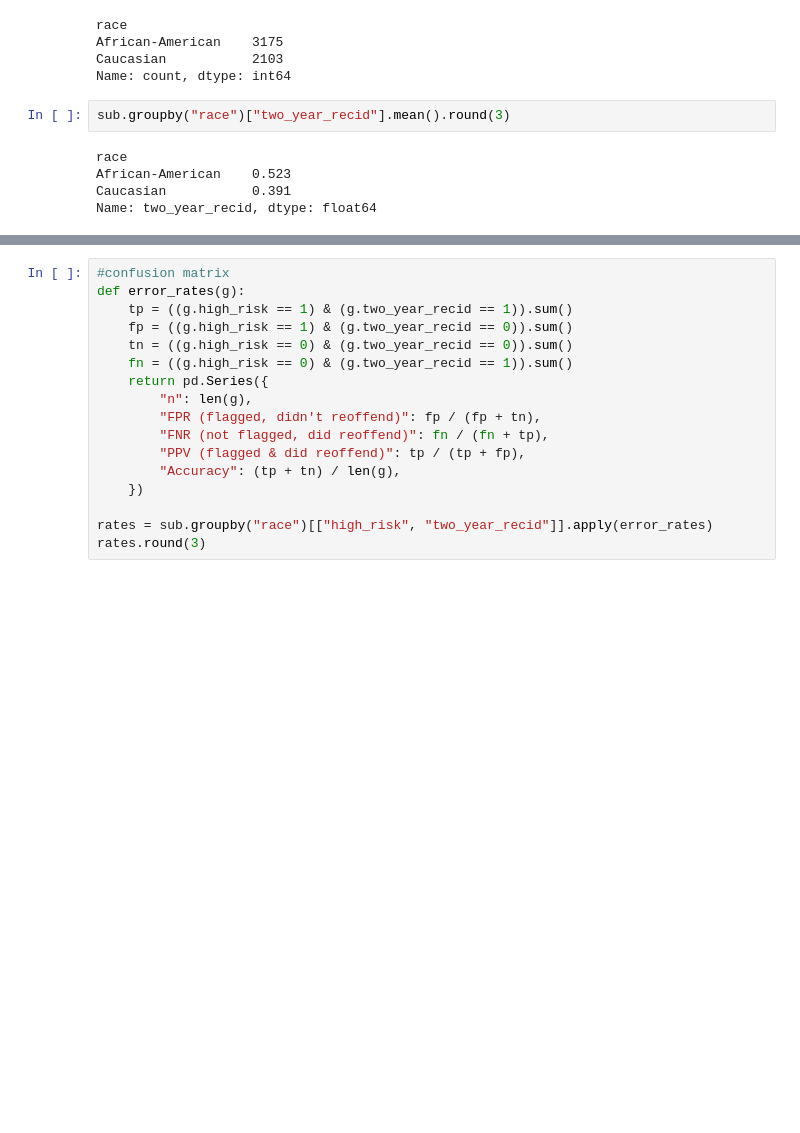
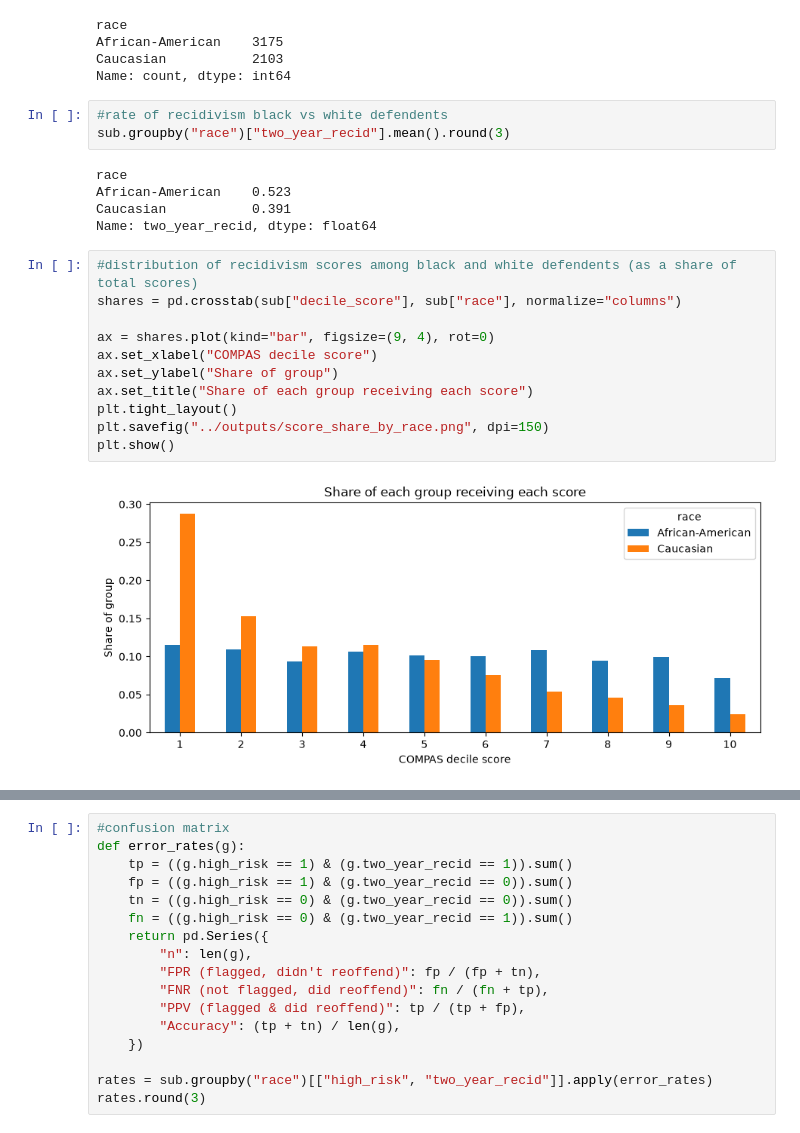
Before and after one commit to DeniellNel/compas-bias-audit, a Jupyter notebook: notebooks/COMPAS-AUDIT-DN.ipynb, the cells around one changed output, grey strips where cells are left out. Cells and saved outputs as stored; diff of their text form; blank space fills up the shorter version.

Commit message:
Develop analysis by implementing a logistic regression model and wrote insights based on model outputs.

```diff
--- a/notebooks/COMPAS-AUDIT-DN.ipynb
+++ b/notebooks/COMPAS-AUDIT-DN.ipynb
@@ -69,9 +68,23 @@ African-American    3175
 Caucasian           2103
 Name: count, dtype: int64
 # %%
+#rate of recidivism black vs white defendents
 sub.groupby("race")["two_year_recid"].mean().round(3)
 # %% [output]
 race
 African-American    0.523
 Caucasian           0.391
 Name: two_year_recid, dtype: float64
+# %%
+#distribution of recidivism scores among black and white defendents (as a share of total scores)
+shares = pd.crosstab(sub["decile_score"], sub["race"], normalize="columns")
+
+ax = shares.plot(kind="bar", figsize=(9, 4), rot=0)
+ax.set_xlabel("COMPAS decile score")
+ax.set_ylabel("Share of group")
+ax.set_title("Share of each group receiving each score")
+plt.tight_layout()
+plt.savefig("../outputs/score_share_by_race.png", dpi=150)
+plt.show()
+# %% [output]
+[figure, added]
```
Also changed, not shown: parts of 7 cells of this notebook, 1 other file.
